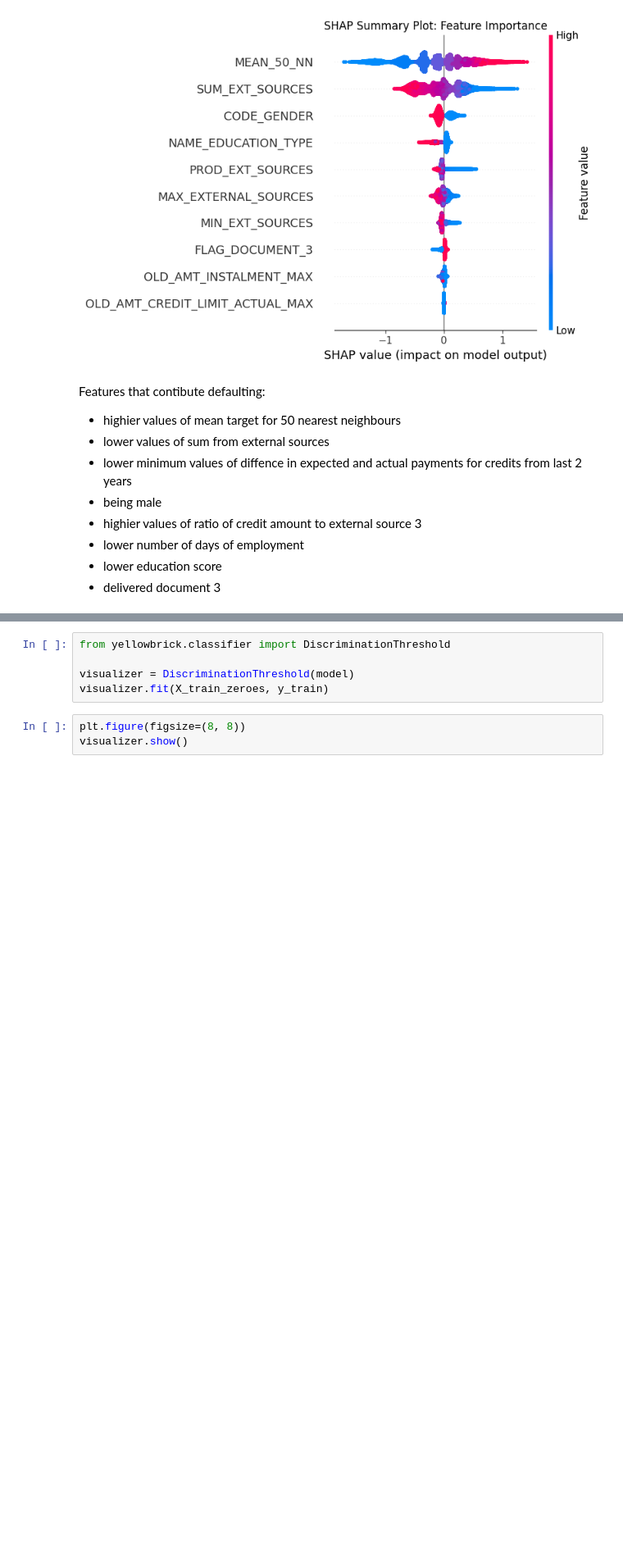
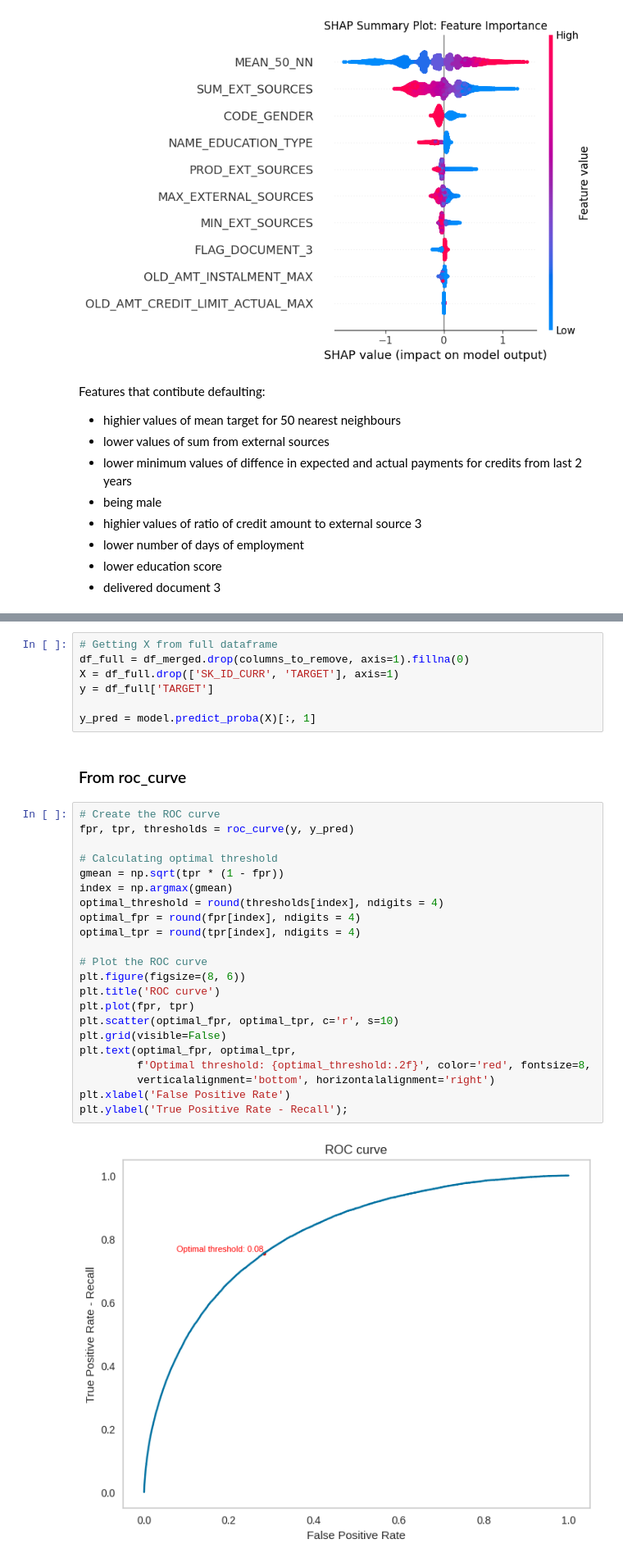
Before and after one commit to malgorzatakolka/HomeCreditDefaultRisk, a Jupyter notebook: Modeling.ipynb, the cells around one changed output, grey strips where cells are left out. Shown at 82% size. Drawn from its saved outputs; the diff is of its cells as text; blank space fills up the shorter version.

Commit message:
Model performance

```diff
--- a/Modeling.ipynb
+++ b/Modeling.ipynb
@@ -588,8 +595,33 @@ Features that contibute defaulting:
-# %%
-from yellowbrick.classifier import DiscriminationThreshold
-
-visualizer = DiscriminationThreshold(model)
-visualizer.fit(X_train_zeroes, y_train)
-# %%
-plt.figure(figsize=(8, 8))
-visualizer.show()
+# %%
+# Getting X from full dataframe
+df_full = df_merged.drop(columns_to_remove, axis=1).fillna(0)
+X = df_full.drop(['SK_ID_CURR', 'TARGET'], axis=1)
+y = df_full['TARGET']
+
+y_pred = model.predict_proba(X)[:, 1]
+# %% [markdown]
+### From roc_curve
+# %%
+# Create the ROC curve
+fpr, tpr, thresholds = roc_curve(y, y_pred)
+
+# Calculating optimal threshold
+gmean = np.sqrt(tpr * (1 - fpr))
+index = np.argmax(gmean)
+optimal_threshold = round(thresholds[index], ndigits = 4)
+optimal_fpr = round(fpr[index], ndigits = 4)
+optimal_tpr = round(tpr[index], ndigits = 4)
+
+# Plot the ROC curve
+plt.figure(figsize=(8, 6))
+plt.title('ROC curve')
+plt.plot(fpr, tpr)
+plt.scatter(optimal_fpr, optimal_tpr, c='r', s=10)
+plt.grid(visible=False)
+plt.text(optimal_fpr, optimal_tpr,
+         f'Optimal threshold: {optimal_threshold:.2f}', color='red', fontsize=8,
+         verticalalignment='bottom', horizontalalignment='right')
+plt.xlabel('False Positive Rate')
+plt.ylabel('True Positive Rate - Recall');
+# %% [output]
+[figure, added]
```
Also changed, not shown: parts of 14 cells of this notebook.
